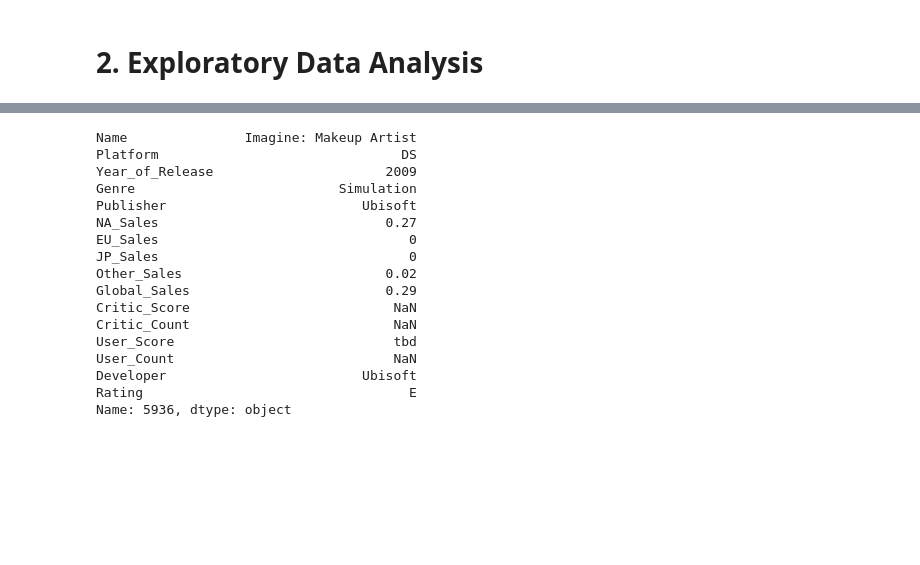
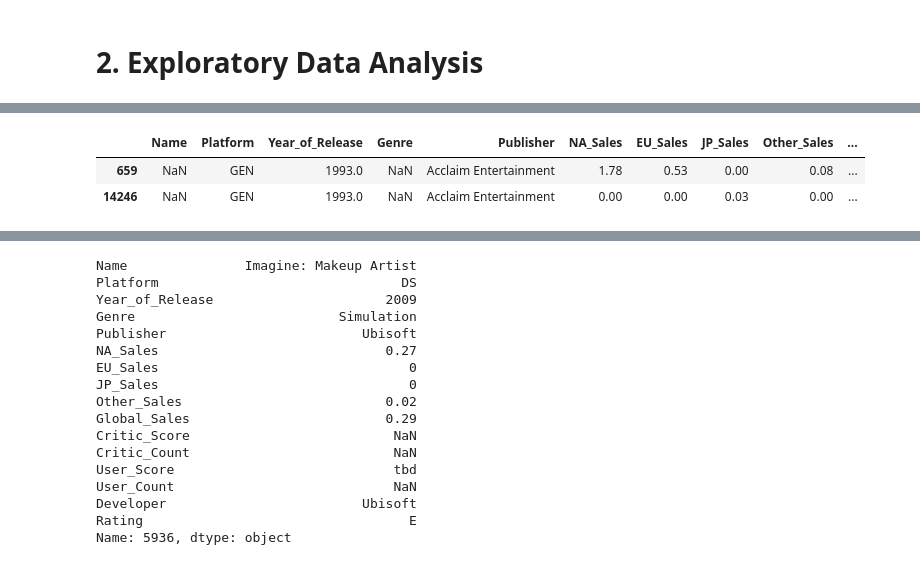
Before and after one commit to lluc507/Stats131Project, a Jupyter notebook: Final Project.ipynb, the cells around one changed output, grey strips where cells are left out. Drawn from its saved outputs; the diff is of its cells as text; code cells hidden in the pictures; blank space fills up the shorter version.

```diff
--- a/Final Project.ipynb
+++ b/Final Project.ipynb
@@ -39,0 +64,7 @@ d. Any implications this may have on analysis
+# %%
+#2 game names that are null
+games[games.Name.isnull()]
+# %% [output]
+|  | Name | Platform | Year_of_Release | Genre | Publisher | NA_Sales | EU_Sales | JP_Sales | Other_Sales | ... |
+| 659 | NaN | GEN | 1993.0 | NaN | Acclaim Entertainment | 1.78 | 0.53 | 0.00 | 0.08 | ... |
+| 14246 | NaN | GEN | 1993.0 | NaN | Acclaim Entertainment | 0.00 | 0.00 | 0.03 | 0.00 | ... |
```
Also changed, not shown: parts of 15 cells of this notebook.
